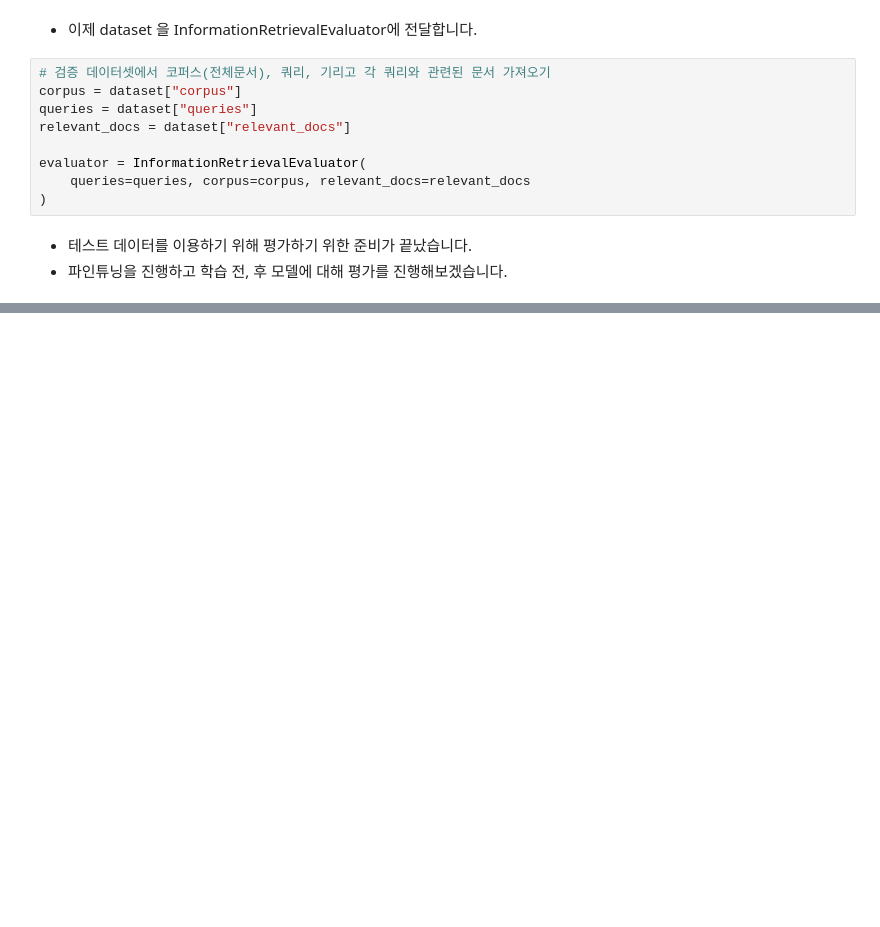
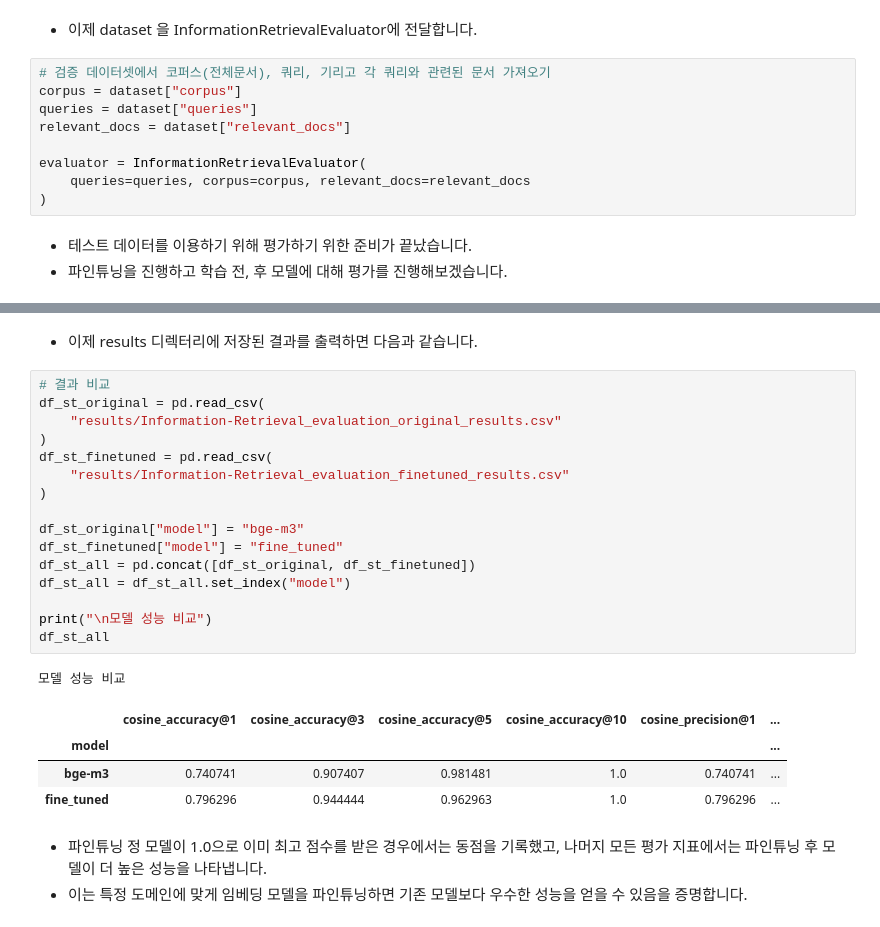
Before and after one commit to bbangwon/rag_master, a Jupyter notebook: ch09/ch09_README.ipynb, the cells around one changed output, grey strips where cells are left out. Drawn from its saved outputs; the diff is of its cells as text; blank space fills up the shorter version.

Commit message:
임베딩 모델 파인튜닝 ~562p 모든 챕터 완료.

```diff
--- a/ch09/ch09_README.ipynb
+++ b/ch09/ch09_README.ipynb
@@ -647,0 +901,27 @@ evaluator = InformationRetrievalEvaluator(
+# %% [markdown]
+- 이제 results 디렉터리에 저장된 결과를 출력하면 다음과 같습니다.
+# %%
+# 결과 비교
+df_st_original = pd.read_csv(
+    "results/Information-Retrieval_evaluation_original_results.csv"
+)
+df_st_finetuned = pd.read_csv(
+    "results/Information-Retrieval_evaluation_finetuned_results.csv"
+)
+
+df_st_original["model"] = "bge-m3"
+df_st_finetuned["model"] = "fine_tuned"
+df_st_all = pd.concat([df_st_original, df_st_finetuned])
+df_st_all = df_st_all.set_index("model")
+
+print("\n모델 성능 비교")
+df_st_all
+# %% [output]
+모델 성능 비교
+|  | cosine_accuracy@1 | cosine_accuracy@3 | cosine_accuracy@5 | cosine_accuracy@10 | cosine_precision@1 | ... |
+| model |  |  |  |  |  | ... |
+| bge-m3 | 0.740741 | 0.907407 | 0.981481 | 1.0 | 0.740741 | ... |
+| fine_tuned | 0.796296 | 0.944444 | 0.962963 | 1.0 | 0.796296 | ... |
+# %% [markdown]
+- 파인튜닝 정 모델이 1.0으로 이미 최고 점수를 받은 경우에서는 동점을 기록했고, 나머지 모든 평가 지표에서는 파인튜닝 후 모델이 더 높은 성능을 나타냅니다.
+- 이는 특정 도메인에 맞게 임베딩 모델을 파인튜닝하면 기존 모델보다 우수한 성능을 얻을 수 있음을 증명합니다.
```
Also changed, not shown: parts of 22 cells of this notebook, 4 other files.
